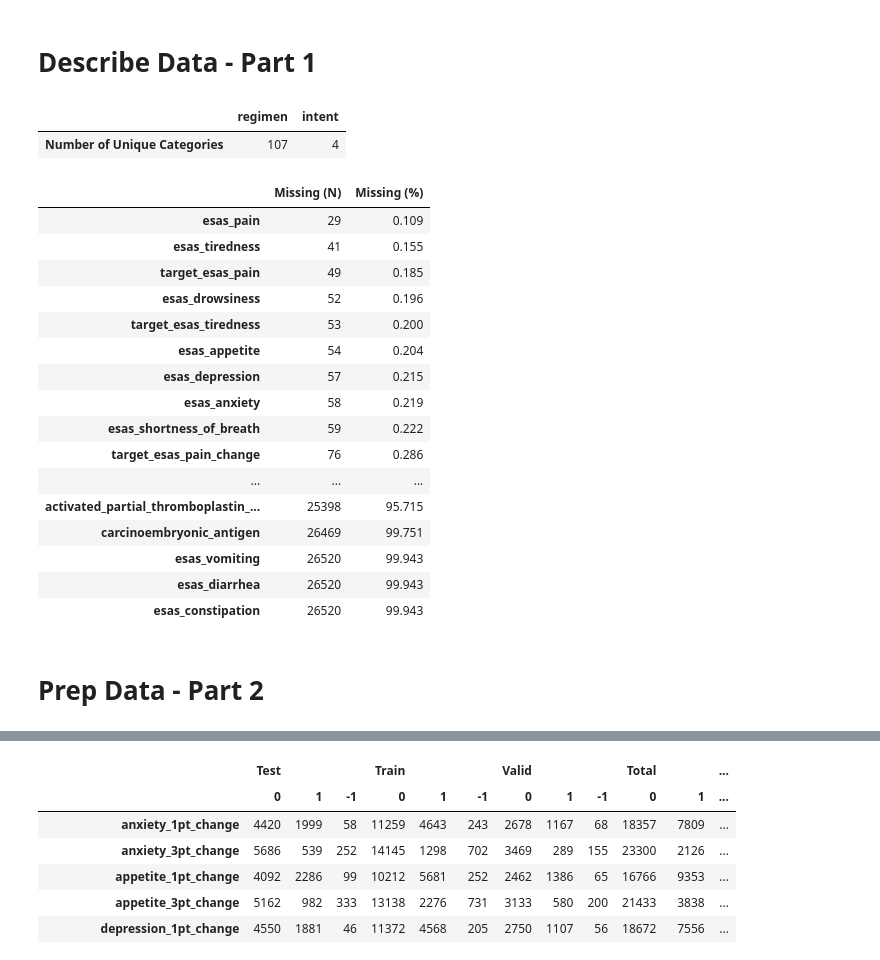
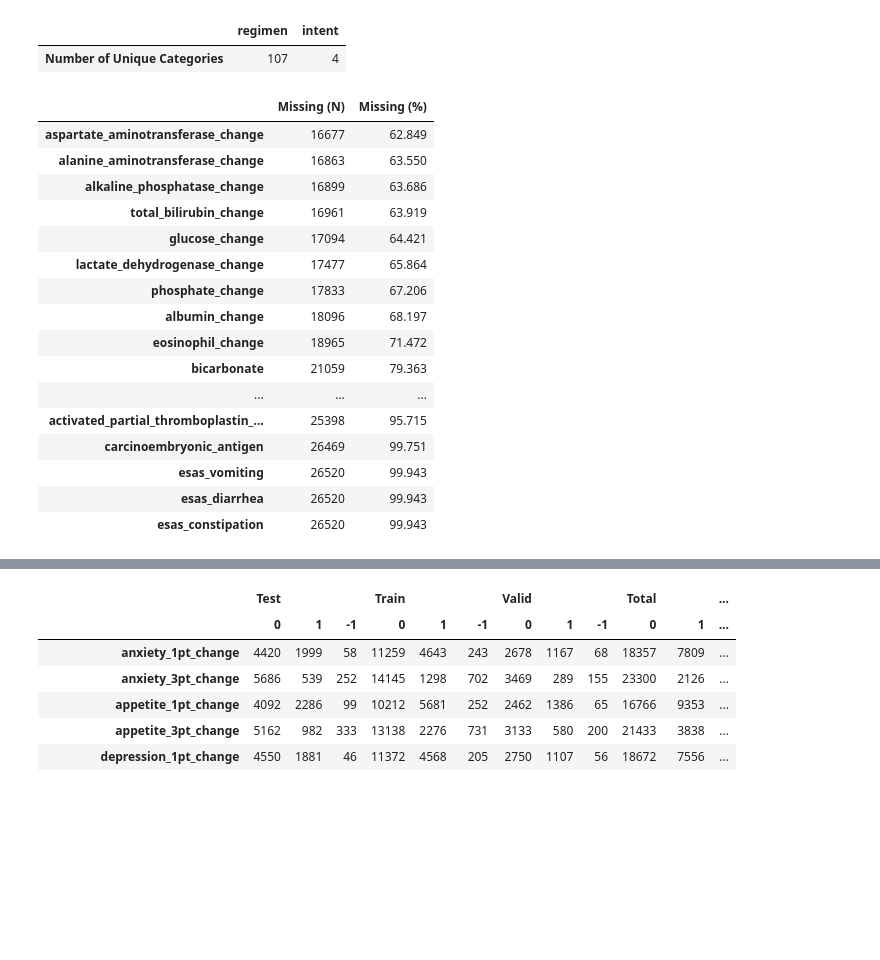
Before and after one commit to ml4oncology/PredUCE, a Jupyter notebook: notebooks/Symptom.ipynb, the cells around one changed output, grey strips where cells are left out. Saved outputs shown, nothing was run; the diff lists cells and outputs as text; code cells hidden in the pictures; blank space fills up the shorter version.

```diff
--- a/notebooks/Symptom.ipynb
+++ b/notebooks/Symptom.ipynb
@@ -82,5 +71,3 @@ df = drop_unused_drug_features(df)
-# %% [markdown]
-# Describe Data - Part 1
 # %%
 get_nunique_categories(df)
 # %% [output]
@@ -88,27 +75,25 @@ get_nunique_categories(df)
 | Number of Unique Categories | 107 | 4 |
 # %%
 nmissing = get_nmissing(df)
-nmissing[~nmissing.index.str.endswith('_date')]
+nmissing[~nmissing.index.str.endswith('_date')].tail(20)
 # %% [output]
 |  | Missing (N) | Missing (%) |
-| esas_pain | 29 | 0.109 |
-| esas_tiredness | 41 | 0.155 |
-| target_esas_pain | 49 | 0.185 |
-| esas_drowsiness | 52 | 0.196 |
-| target_esas_tiredness | 53 | 0.200 |
-| esas_appetite | 54 | 0.204 |
-| esas_depression | 57 | 0.215 |
-| esas_anxiety | 58 | 0.219 |
-| esas_shortness_of_breath | 59 | 0.222 |
-| target_esas_pain_change | 76 | 0.286 |
+| aspartate_aminotransferase_change | 16677 | 62.849 |
+| alanine_aminotransferase_change | 16863 | 63.550 |
+| alkaline_phosphatase_change | 16899 | 63.686 |
+| total_bilirubin_change | 16961 | 63.919 |
+| glucose_change | 17094 | 64.421 |
+| lactate_dehydrogenase_change | 17477 | 65.864 |
+| phosphate_change | 17833 | 67.206 |
+| albumin_change | 18096 | 68.197 |
+| eosinophil_change | 18965 | 71.472 |
+| bicarbonate | 21059 | 79.363 |
 | ... | ... | ... |
 | activated_partial_thromboplastin_... | 25398 | 95.715 |
 | carcinoembryonic_antigen | 26469 | 99.751 |
 | esas_vomiting | 26520 | 99.943 |
 | esas_diarrhea | 26520 | 99.943 |
 | esas_constipation | 26520 | 99.943 |
-# %% [markdown]
-# Prep Data - Part 2
 # %%
 # fill missing data that can be filled heuristically
 df = fill_missing_data(df)
```
Also changed, not shown: parts of 16 cells of this notebook, 10 other files.
